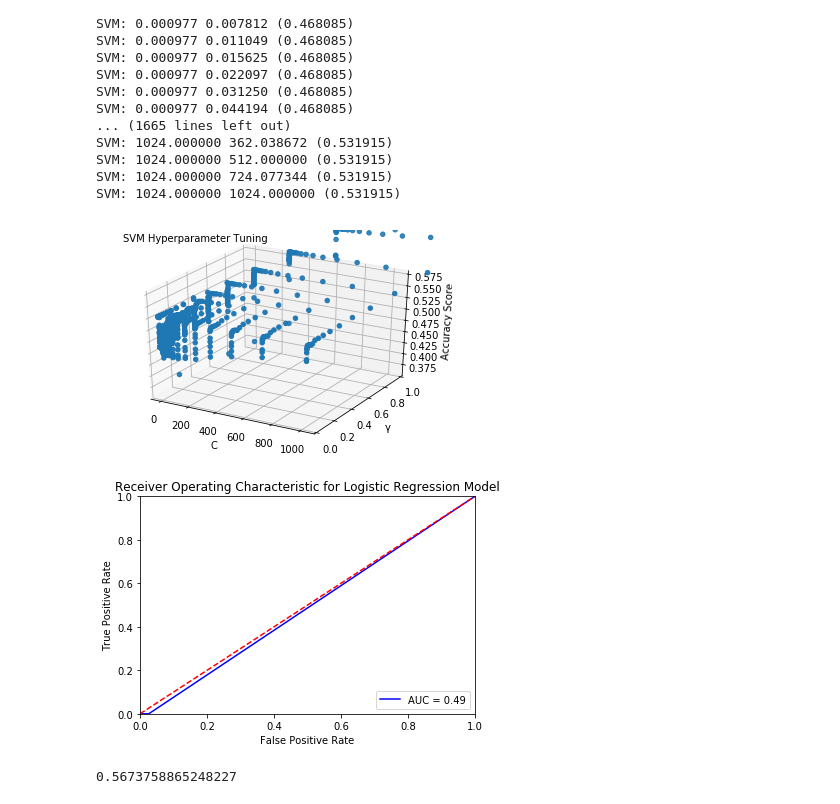
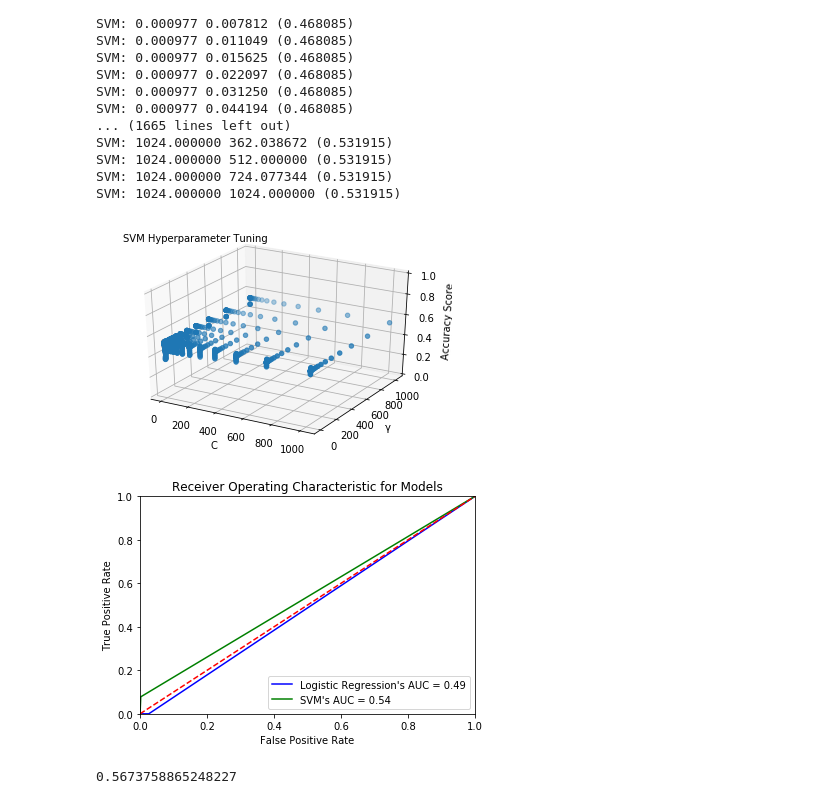
Before and after one commit to jason-wong-9/Predicting-Seizure-From-EEG, a Jupyter notebook: training/Notebook.ipynb, the cells around one changed output. Saved outputs shown, nothing was run; the diff lists cells and outputs as text; code cells hidden in the pictures.

Commit message:
update images

```diff
--- a/training/Notebook.ipynb
+++ b/training/Notebook.ipynb
@@ -115,36 +129,65 @@ SVM: 1024.000000 1024.000000 (0.531915)
+# %%
+SVMScore = 0
+SVMC = 2 ** -10
+SVMGamma = 2 ** -10
+SVMAllC = []
+SVMAllGamma = []
+SVMAllScore = []
+for line in open('SVMResults.txt','r'):
+    fields = line.split(' ')
+    c = float(fields[1])
+    g = float(fields[2])
+    score = float(fields[3][1:-2])
+    SVMAllC.append(c)
+    SVMAllGamma.append(g)
+    SVMAllScore.append(score)
+    if (score > SVMScore):
+        SVMScore = score
+        SVMC = c
+        SVMGamma = g
 # %%
 fig = plt.figure()
 ax = fig.add_subplot(111, projection='3d')
 ax.text2D(0.05, 0.95, 'SVM Hyperparameter Tuning', transform=ax.transAxes)
 ax.scatter(SVMAllC, SVMAllGamma, SVMAllScore)
-ax.set_ylim(-0,1.0)
+ax.set_zlim(-0,1.0)
 ax.set_ylabel('γ')
 ax.set_xlabel('C')
 ax.set_zlabel('Accuracy Score')
 plt.show()
 # %% [output]
-[figure, old version]
+[figure, new version]
 # %%
-model = LogisticRegression(C=logisticRegressionC, class_weight='balanced')
-model.fit(trainX, trainY.ravel())
-pred = model.predict(testX)
-score = accuracy_score(testY, pred)
+logisticModel = LogisticRegression(C=logisticRegressionC, class_weight='balanced')
+logisticModel.fit(trainX, trainY.ravel())
+logisticPred = logisticModel.predict(testX)
+logisticScore = accuracy_score(testY, logisticPred)
 
-false_positive_rate, true_positive_rate, thresholds = roc_curve(testY, pred)
-roc_auc = auc(false_positive_rate, true_positive_rate)
+logistic_false_positive_rate, logistic_true_positive_rate, thresholds = roc_curve(testY, logisticPred)
+logistic_roc_auc = auc(logistic_false_positive_rate, logistic_true_positive_rate)
 
-plt.title('Receiver Operating Characteristic for Logistic Regression Model')
-plt.plot(false_positive_rate, true_positive_rate, 'b',
-label='AUC = %0.2f'% roc_auc)
+SVMModel = SVC(C=SVMC, gamma=SVMGamma, class_weight='balanced')
+SVMModel.fit(trainX, trainY.ravel())
+SVMPred = SVMModel.predict(testX)
+SVMscore = accuracy_score(testY, SVMPred)
+
+svm_false_positive_rate, svm_true_positive_rate, thresholds = roc_curve(testY, SVMPred)
+svm_roc_auc = auc(svm_false_positive_rate, svm_true_positive_rate)
+
+plt.title('Receiver Operating Characteristic for Models')
+plt.plot(logistic_false_positive_rate, logistic_true_positive_rate, 'b',
+label='Logistic Regression\'s AUC = %0.2f'% logistic_roc_auc)
+plt.plot(svm_false_positive_rate, svm_true_positive_rate, 'g',
+label='SVM\'s AUC = %0.2f'% svm_roc_auc)
 plt.legend(loc='lower right')
 plt.plot([0,1],[0,1],'r--')
 plt.xlim([-0,1.0])
 plt.ylim([-0,1.0])
 plt.ylabel('True Positive Rate')
 plt.xlabel('False Positive Rate')
 plt.show()
 # %% [output]
-[figure, old version]
+[figure, new version]
 # %%
 model = SVC(C=SVMC, gamma=SVMGamma, class_weight='balanced')
 model.fit(trainX, trainY.ravel())
```
Also changed, not shown: parts of 1 cell of this notebook, 5 other files.
